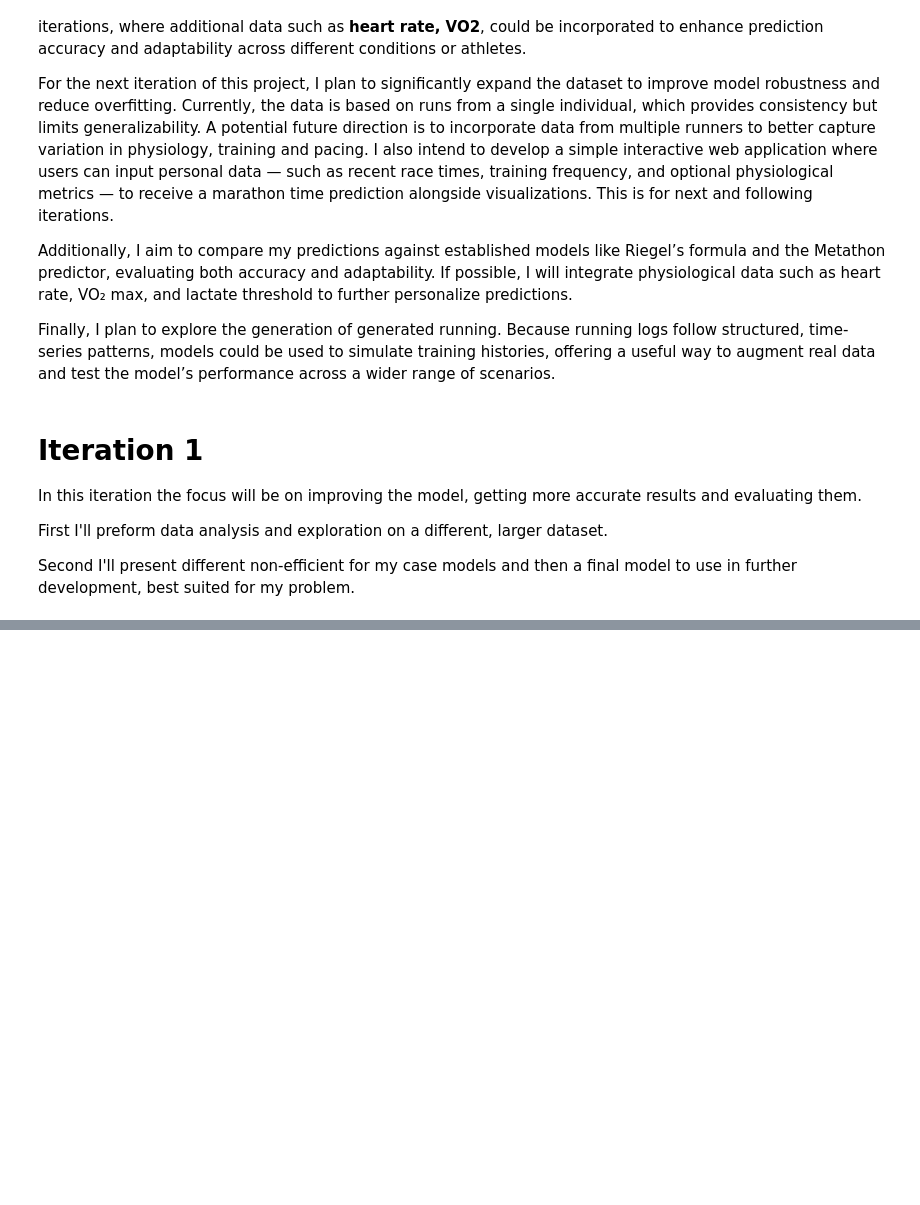
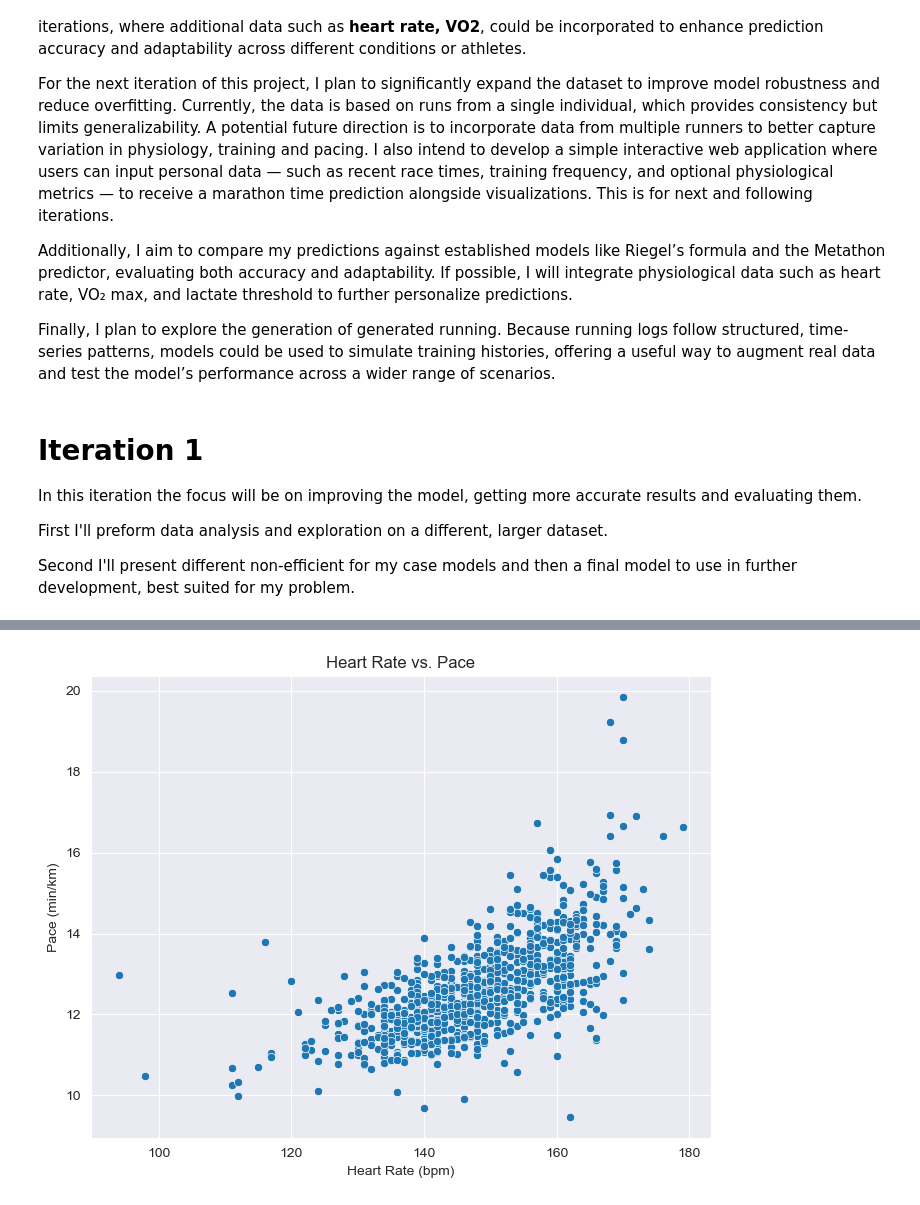
Before and after one commit to aleksts04/canimarathon, a Jupyter notebook: canimarathon.ipynb, the cells around one changed output, grey strips where cells are left out. Drawn from its saved outputs; the diff is of its cells as text; code cells hidden in the pictures; blank space fills up the shorter version.

```diff
--- a/canimarathon.ipynb
+++ b/canimarathon.ipynb
@@ -365,0 +573,9 @@ Second I'll present different non-efficient for my case models and then a final
+# %%
+plt.figure(figsize=(8, 6))
+sns.scatterplot(x='heart_rate', y='avg_speed', data=df)
+plt.title('Heart Rate vs. Pace')
+plt.xlabel('Heart Rate (bpm)')
+plt.ylabel('Pace (min/km)')
+plt.show()
+# %% [output]
+[figure, added]
```
Also changed, not shown: parts of 44 cells of this notebook, 8 other files.
